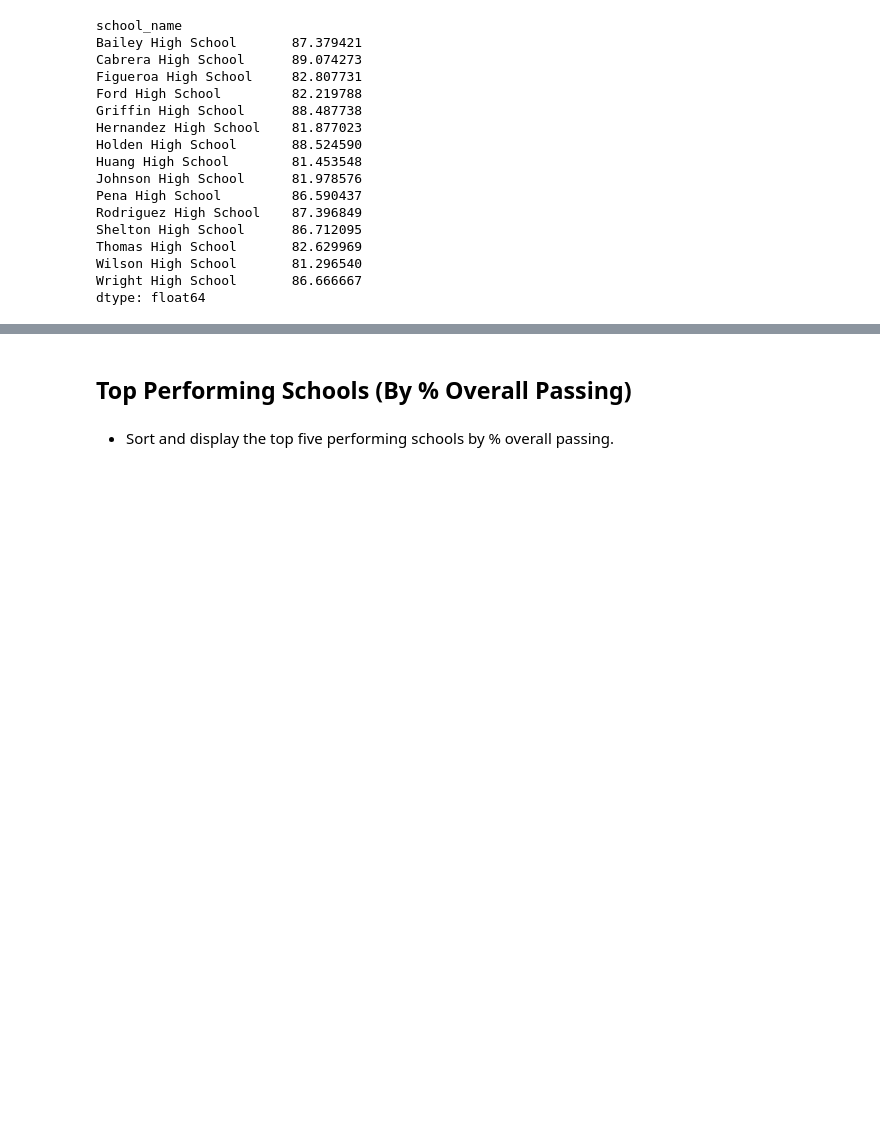
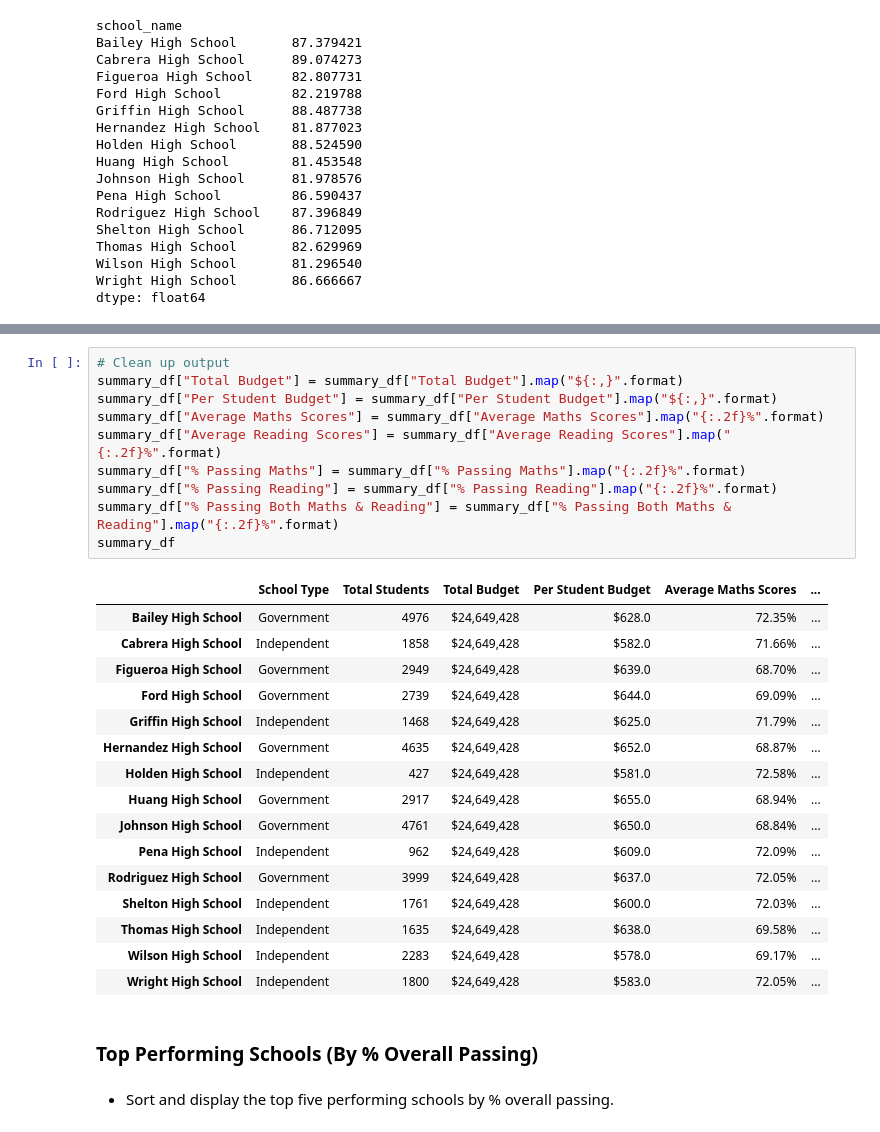
Before and after one commit to jonowood/pandas-challenge, a Jupyter notebook: PyCitySchools/PyCitySchools_starter.ipynb, the cells around one changed output, grey strips where cells are left out. Drawn from its saved outputs; the diff is of its cells as text; blank space fills up the shorter version.

```diff
--- a/PyCitySchools/PyCitySchools_starter.ipynb
+++ b/PyCitySchools/PyCitySchools_starter.ipynb
@@ -401,4 +434,31 @@ Name: Student ID, dtype: int64
+# %%
+# Clean up output
+summary_df["Total Budget"] = summary_df["Total Budget"].map("${:,}".format)
+summary_df["Per Student Budget"] = summary_df["Per Student Budget"].map("${:,}".format)
+summary_df["Average Maths Scores"] = summary_df["Average Maths Scores"].map("{:.2f}%".format)
+summary_df["Average Reading Scores"] = summary_df["Average Reading Scores"].map("{:.2f}%".format)
+summary_df["% Passing Maths"] = summary_df["% Passing Maths"].map("{:.2f}%".format)
+summary_df["% Passing Reading"] = summary_df["% Passing Reading"].map("{:.2f}%".format)
+summary_df["% Passing Both Maths & Reading"] = summary_df["% Passing Both Maths & Reading"].map("{:.2f}%".format)
+summary_df
+# %% [output]
+|  | School Type | Total Students | Total Budget | Per Student Budget | Average Maths Scores | ... |
+| Bailey High School | Government | 4976 | $24,649,428 | $628.0 | 72.35% | ... |
+| Cabrera High School | Independent | 1858 | $24,649,428 | $582.0 | 71.66% | ... |
+| Figueroa High School | Government | 2949 | $24,649,428 | $639.0 | 68.70% | ... |
+| Ford High School | Government | 2739 | $24,649,428 | $644.0 | 69.09% | ... |
+| Griffin High School | Independent | 1468 | $24,649,428 | $625.0 | 71.79% | ... |
+| Hernandez High School | Government | 4635 | $24,649,428 | $652.0 | 68.87% | ... |
+| Holden High School | Independent | 427 | $24,649,428 | $581.0 | 72.58% | ... |
+| Huang High School | Government | 2917 | $24,649,428 | $655.0 | 68.94% | ... |
+| Johnson High School | Government | 4761 | $24,649,428 | $650.0 | 68.84% | ... |
+| Pena High School | Independent | 962 | $24,649,428 | $609.0 | 72.09% | ... |
+| Rodriguez High School | Government | 3999 | $24,649,428 | $637.0 | 72.05% | ... |
+| Shelton High School | Independent | 1761 | $24,649,428 | $600.0 | 72.03% | ... |
+| Thomas High School | Independent | 1635 | $24,649,428 | $638.0 | 69.58% | ... |
+| Wilson High School | Independent | 2283 | $24,649,428 | $578.0 | 69.17% | ... |
+| Wright High School | Independent | 1800 | $24,649,428 | $583.0 | 72.05% | ... |
 # %% [markdown]
-## Top Performing Schools (By % Overall Passing)
+### Top Performing Schools (By % Overall Passing)
 # %% [markdown]
 * Sort and display the top five performing schools by % overall passing.
```
Also changed, not shown: parts of 6 cells of this notebook.
